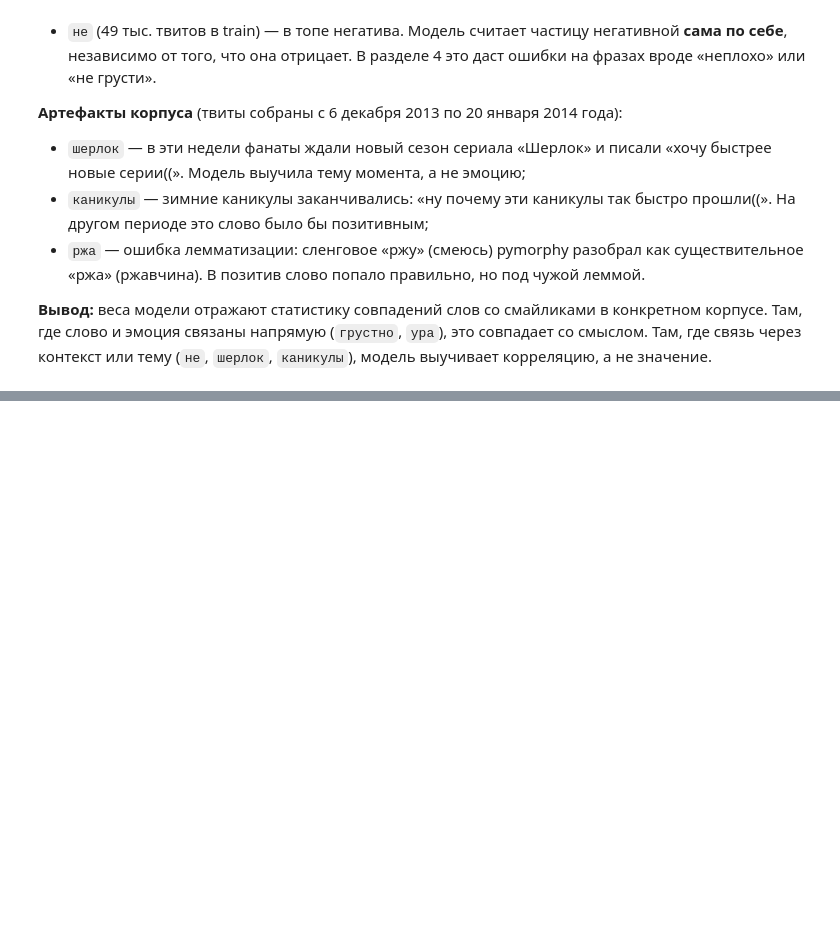
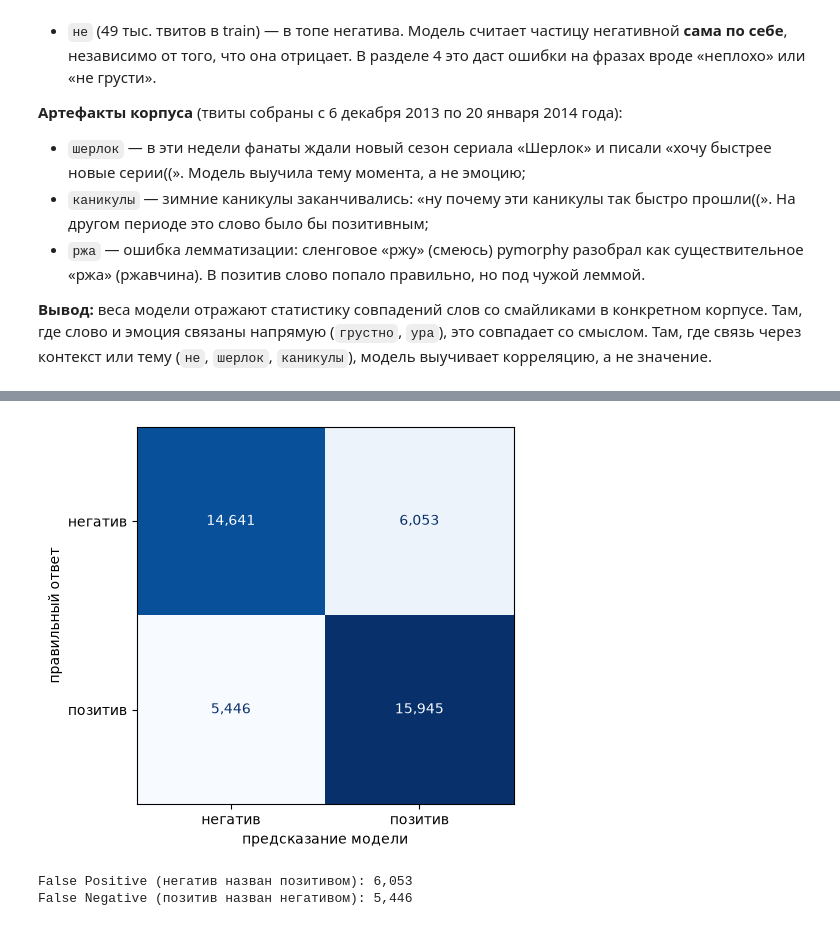
Before and after one commit to Andrey-Yurchuk/sentiment-analysis, a Jupyter notebook: notebooks/sentiment_tfidf_mlp.ipynb, the cells around one changed output, grey strips where cells are left out. Saved outputs shown, nothing was run; the diff lists cells and outputs as text; code cells hidden in the pictures; blank space fills up the shorter version.

Commit message:
feat(notebook): evaluation metrics, confusion matrix, manual tests

```diff
--- a/notebooks/sentiment_tfidf_mlp.ipynb
+++ b/notebooks/sentiment_tfidf_mlp.ipynb
@@ -960,0 +974,24 @@ plt.show()
+# %%
+from sklearn.metrics import classification_report, f1_score, precision_score, recall_score
+
+
+def evaluate(name, y_true, y_pred):
+    return {
+        'модель': name,
+        'accuracy': accuracy_score(y_true, y_pred),
+        'precision': precision_score(y_true, y_pred),
+        'recall': recall_score(y_true, y_pred),
+        'f1': f1_score(y_true, y_pred),
+    }
+
+
+y_pred = mlp.predict(X_test)
+
+baseline = LogisticRegression(max_iter=1000).fit(X_train, y_train)
+y_pred_baseline = baseline.predict(X_test)
+
+test_results = pd.DataFrame([
+    evaluate('MLP (TF-IDF, слова)', y_test, y_pred),
+    evaluate('логистическая регрессия (бейзлайн)', y_test, y_pred_baseline),
+]).set_index('модель').round(4)
+test_results
@@ -960,0 +1020,19 @@ plt.show()
+# %%
+from sklearn.metrics import ConfusionMatrixDisplay, confusion_matrix
+
+fig, ax = plt.subplots(figsize=(5.5, 4.5))
+ConfusionMatrixDisplay.from_predictions(
+    y_test, y_pred, display_labels=['негатив', 'позитив'], cmap='Blues', values_format=',', ax=ax, colorbar=False,
+)
+ax.set_xlabel('предсказание модели')
+ax.set_ylabel('правильный ответ')
+plt.tight_layout()
+plt.show()
+
+tn, fp, fn, tp = confusion_matrix(y_test, y_pred).ravel()
+print(f'False Positive (негатив назван позитивом): {fp:,}')
+print(f'False Negative (позитив назван негативом): {fn:,}')
+# %% [output]
+[figure, added]
+False Positive (негатив назван позитивом): 6,053
+False Negative (позитив назван негативом): 5,446
```
Also changed, not shown: parts of 23 cells of this notebook.
